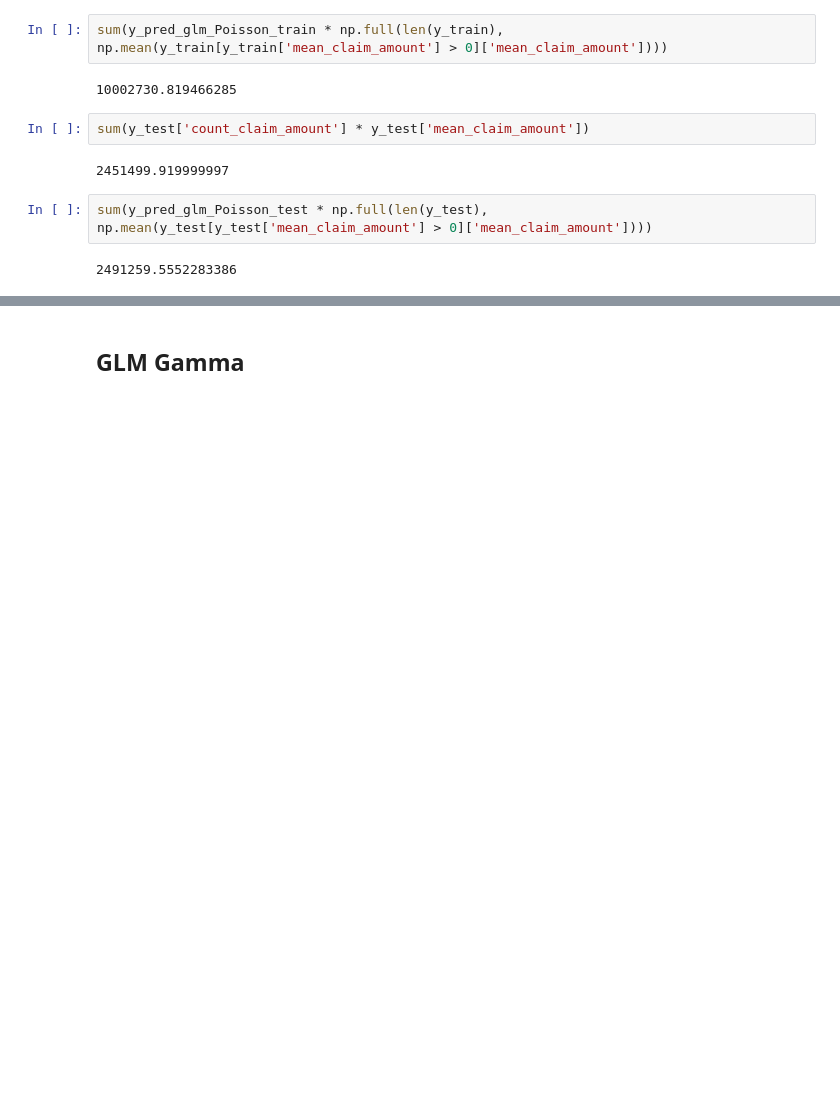
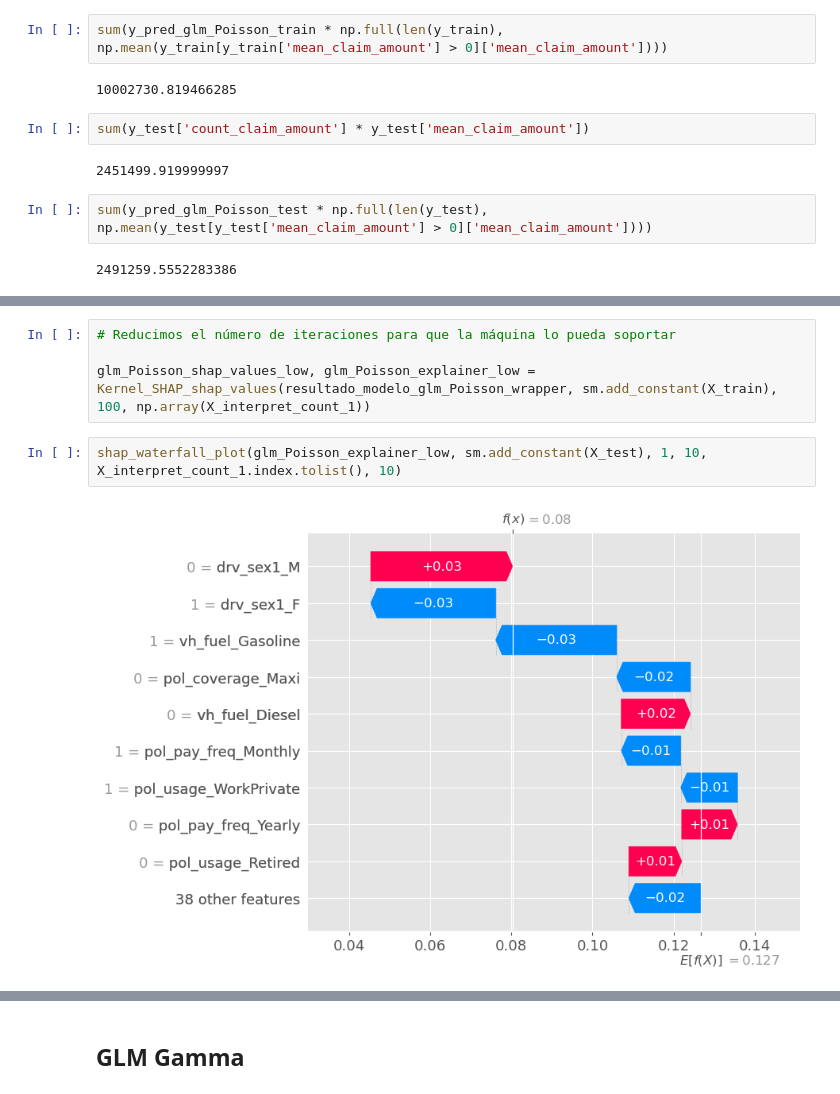
Before and after one commit to Dapricas/TFM_Insurance_pricing_interpretability, a Jupyter notebook: ClaimsIntentoBueno.ipynb, the cells around one changed output, grey strips where cells are left out. Cells and saved outputs as stored; diff of their text form; blank space fills up the shorter version.

```diff
--- a/ClaimsIntentoBueno.ipynb
+++ b/ClaimsIntentoBueno.ipynb
@@ -736,0 +935,8 @@ sum(y_pred_glm_Poisson_test * np.full(len(y_test), np.mean(y_test[y_test['mean_c
+# %%
+# Reducimos el número de iteraciones para que la máquina lo pueda soportar
+
+glm_Poisson_shap_values_low, glm_Poisson_explainer_low = Kernel_SHAP_shap_values(resultado_modelo_glm_Poisson_wrapper, sm.add_constant(X_train), 100, np.array(X_interpret_count_1))
+# %%
+shap_waterfall_plot(glm_Poisson_explainer_low, sm.add_constant(X_test), 1, 10, X_interpret_count_1.index.tolist(), 10)
+# %% [output]
+[figure, added]
```
Also changed, not shown: parts of 61 cells of this notebook.
